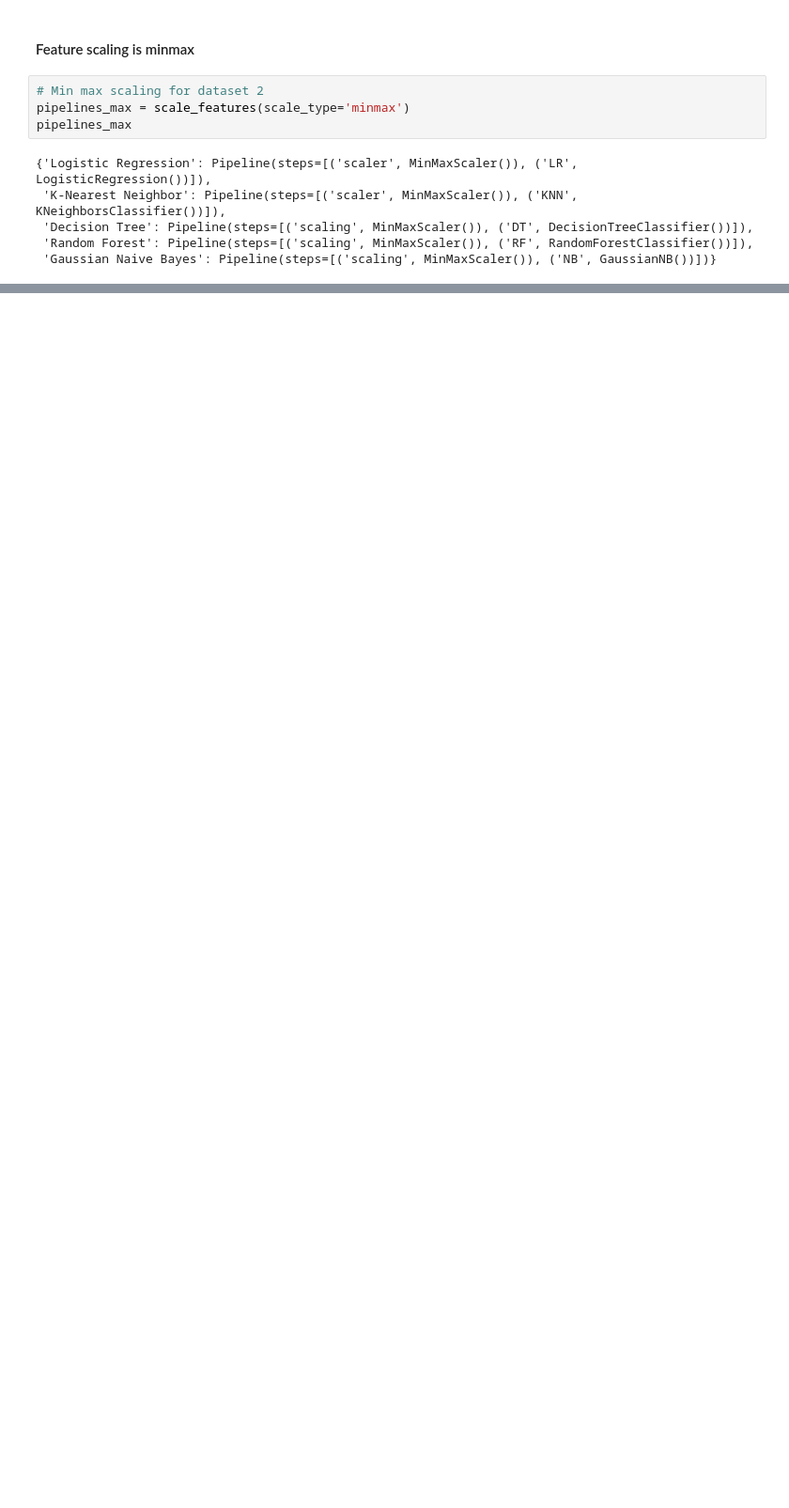
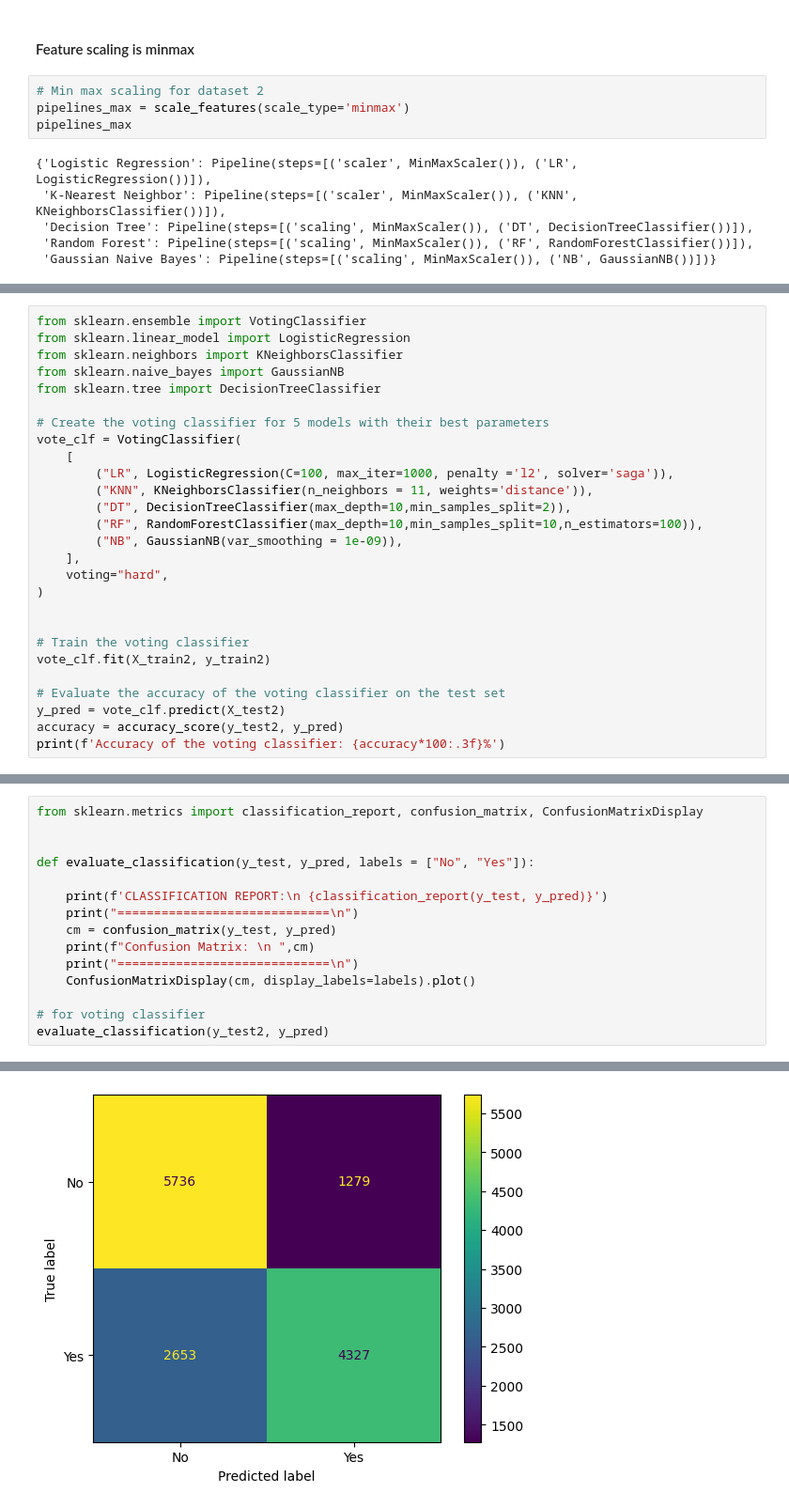
Before and after one commit to VineelaNedunuri/Machine-Learning-vineela-nedunuri, a Jupyter notebook: Labb/disease_on_model.ipynb, the cells around one changed output, grey strips where cells are left out. Shown at 94% size. Drawn from its saved outputs; the diff is of its cells as text; blank space fills up the shorter version.

Commit message:
voting data

```diff
--- a/Labb/disease_on_model.ipynb
+++ b/Labb/disease_on_model.ipynb
@@ -279,0 +366,27 @@ Best parameters: {'NB__var_smoothing': 1e-05}
+# %%
+from sklearn.ensemble import VotingClassifier
+from sklearn.linear_model import LogisticRegression
+from sklearn.neighbors import KNeighborsClassifier
+from sklearn.naive_bayes import GaussianNB
+from sklearn.tree import DecisionTreeClassifier
+
+# Create the voting classifier for 5 models with their best parameters
+vote_clf = VotingClassifier(
+    [
+        ("LR", LogisticRegression(C=100, max_iter=1000, penalty ='l2', solver='saga')),
+        ("KNN", KNeighborsClassifier(n_neighbors = 11, weights='distance')),
+        ("DT", DecisionTreeClassifier(max_depth=10,min_samples_split=2)),
+        ("RF", RandomForestClassifier(max_depth=10,min_samples_split=10,n_estimators=100)),
+        ("NB", GaussianNB(var_smoothing = 1e-09)),
+    ],
+    voting="hard",
+)
+
+
+# Train the voting classifier
+vote_clf.fit(X_train2, y_train2)
+
+# Evaluate the accuracy of the voting classifier on the test set
+y_pred = vote_clf.predict(X_test2)
+accuracy = accuracy_score(y_test2, y_pred)
+print(f'Accuracy of the voting classifier: {accuracy*100:.3f}%')
@@ -279,0 +398,16 @@ Best parameters: {'NB__var_smoothing': 1e-05}
+# %%
+from sklearn.metrics import classification_report, confusion_matrix, ConfusionMatrixDisplay
+
+
+def evaluate_classification(y_test, y_pred, labels = ["No", "Yes"]):
+
+    print(f'CLASSIFICATION REPORT:\n {classification_report(y_test, y_pred)}')
+    print("=============================\n")
+    cm = confusion_matrix(y_test, y_pred)
+    print(f"Confusion Matrix: \n ",cm)
+    print("=============================\n")
+    ConfusionMatrixDisplay(cm, display_labels=labels).plot()
+
+# for voting classifier
+evaluate_classification(y_test2, y_pred)
+# %% [output]
@@ -279,0 +430 @@ Best parameters: {'NB__var_smoothing': 1e-05}
+[figure, added]
```
Also changed, not shown: parts of 14 cells of this notebook, 2 other files.
